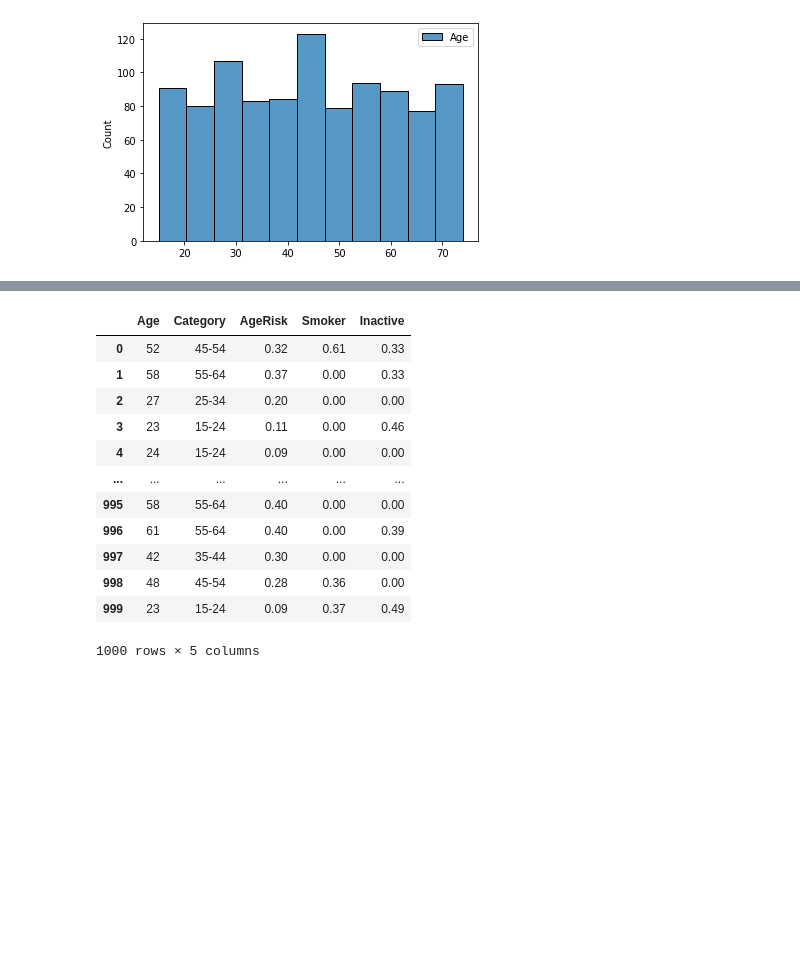
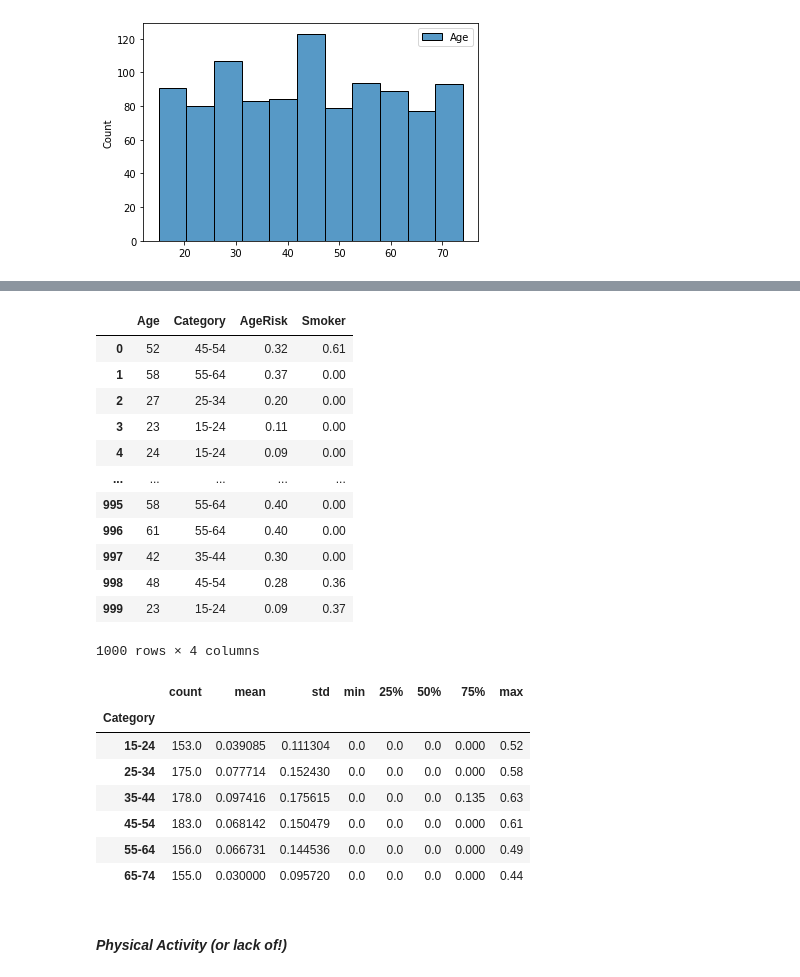
Before and after one commit to donneger/PFDA_Project_2021, a Jupyter notebook: PFDA_Project_2021.ipynb, the cells around one changed output, grey strips where cells are left out. Cells and saved outputs as stored; diff of their text form; code cells hidden in the pictures; blank space fills up the shorter version.

```diff
--- a/PFDA_Project_2021.ipynb
+++ b/PFDA_Project_2021.ipynb
@@ -299,4 +340,6 @@ For the purpose of this project I will be using the 2019 figures by age group to
 # %%
+# This code section produces the risk profile for smokers using a combination of a binomial distribution and normal distribution.
+# The binomial distribution is used to indicate if an individual in the population is a smoker or not and allocates the risk level based on a normal distribution of 35% risk.
 def smk(popdf):
     if popdf['Age']>=15 and popdf['Age']<=24:return round(np.random.binomial(1,0.18)*np.random.normal(0.35, .1),2)
     elif popdf['Age']>24 and popdf['Age']<=34:return round(np.random.binomial(1,0.22)*np.random.normal(0.35, .1),2)
@@ -306,7 +349,6 @@ def smk(popdf):
     elif popdf['Age']>64:return round(np.random.binomial(1,0.1)*np.random.normal(0.35, .1),2)
     else: return 0
 popdf['Smoker']= popdf.apply(smk, axis=1)
-#popdf['Smoker']= popdf['Smoker'].round(2)
 popdf
 #popdf.describe()
 #popdfsmoker=popdf
@@ -314,34 +356,31 @@ popdf
 #popdfsmoker[popdfsmoker['Category'], ['Smoker'].sum()]
 #popdfsmoker['Smoker'].sum()
 #popdfsmoker.groupby('Category')['Smoker'].sum()
-popdf.to_csv('./Datasets/smoker.csv')
+#popdf.to_csv('./Datasets/smoker.csv')
+# %% [output]
+|  | Age | Category | AgeRisk | Smoker |
+| 0 | 52 | 45-54 | 0.32 | 0.61 |
+| 1 | 58 | 55-64 | 0.37 | 0.00 |
+| 2 | 27 | 25-34 | 0.20 | 0.00 |
+| 3 | 23 | 15-24 | 0.11 | 0.00 |
+| 4 | 24 | 15-24 | 0.09 | 0.00 |
+| ... | ... | ... | ... | ... |
+| 995 | 58 | 55-64 | 0.40 | 0.00 |
+| 996 | 61 | 55-64 | 0.40 | 0.00 |
+| 997 | 42 | 35-44 | 0.30 | 0.00 |
+| 998 | 48 | 45-54 | 0.28 | 0.36 |
+| 999 | 23 | 15-24 | 0.09 | 0.37 |
+1000 rows × 4 columns
-# %%
-def inact(popdf):
-    if popdf['Age']>=15 and popdf['Age']<=24:return round(np.random.binomial(1,0.4)*np.random.normal(0.5, .1),2)
-    elif popdf['Age']>24 and popdf['Age']<=34:return round(np.random.binomial(1,0.45)*np.random.normal(0.5, .1),2)
-    elif popdf['Age']>34 and popdf['Age']<=44:return round(np.random.binomial(1,0.5)*np.random.normal(0.5, .1),2)
-    elif popdf['Age']>44 and popdf['Age']<=54:return round(np.random.binomial(1,0.55)*np.random.normal(0.5, .1),2)
-    elif popdf['Age']>54 and popdf['Age']<=64:return round(np.random.binomial(1,0.65)*np.random.normal(0.5, .1),2)
-    elif popdf['Age']>64:return round(np.random.binomial(1,0.7)*np.random.normal(0.5, .1),2)
-    else: return 0
-popdf['Inactive']= popdf.apply(inact, axis=1)
-popdf
-#popdfsmoker=popdf
-#popdfsmoker
-#popdfsmoker[popdfsmoker['Category'], ['Smoker'].sum()]
-#popdfsmoker['Smoker'].sum()
-#popdfsmoker.groupby('Category')['Smoker'].sum()
-# %% [output]
-|  | Age | Category | AgeRisk | Smoker | Inactive |
-| 0 | 52 | 45-54 | 0.32 | 0.61 | 0.33 |
-| 1 | 58 | 55-64 | 0.37 | 0.00 | 0.33 |
-| 2 | 27 | 25-34 | 0.20 | 0.00 | 0.00 |
-| 3 | 23 | 15-24 | 0.11 | 0.00 | 0.46 |
-| 4 | 24 | 15-24 | 0.09 | 0.00 | 0.00 |
-| ... | ... | ... | ... | ... | ... |
-| 995 | 58 | 55-64 | 0.40 | 0.00 | 0.00 |
-| 996 | 61 | 55-64 | 0.40 | 0.00 | 0.39 |
-| 997 | 42 | 35-44 | 0.30 | 0.00 | 0.00 |
-| 998 | 48 | 45-54 | 0.28 | 0.36 | 0.00 |
-| 999 | 23 | 15-24 | 0.09 | 0.37 | 0.49 |
-1000 rows × 5 columns
+# %%
+popdf.groupby('Category')['Smoker'].describe()
+# %% [output]
+|  | count | mean | std | min | 25% | 50% | 75% | max |
+| Category |  |  |  |  |  |  |  |  |
+| 15-24 | 153.0 | 0.039085 | 0.111304 | 0.0 | 0.0 | 0.0 | 0.000 | 0.52 |
+| 25-34 | 175.0 | 0.077714 | 0.152430 | 0.0 | 0.0 | 0.0 | 0.000 | 0.58 |
+| 35-44 | 178.0 | 0.097416 | 0.175615 | 0.0 | 0.0 | 0.0 | 0.135 | 0.63 |
+| 45-54 | 183.0 | 0.068142 | 0.150479 | 0.0 | 0.0 | 0.0 | 0.000 | 0.61 |
+| 55-64 | 156.0 | 0.066731 | 0.144536 | 0.0 | 0.0 | 0.0 | 0.000 | 0.49 |
+| 65-74 | 155.0 | 0.030000 | 0.095720 | 0.0 | 0.0 | 0.0 | 0.000 | 0.44 |
+# %% [markdown]
+#### *Physical Activity (or lack of!)*
```
Also changed, not shown: parts of 42 cells of this notebook.
